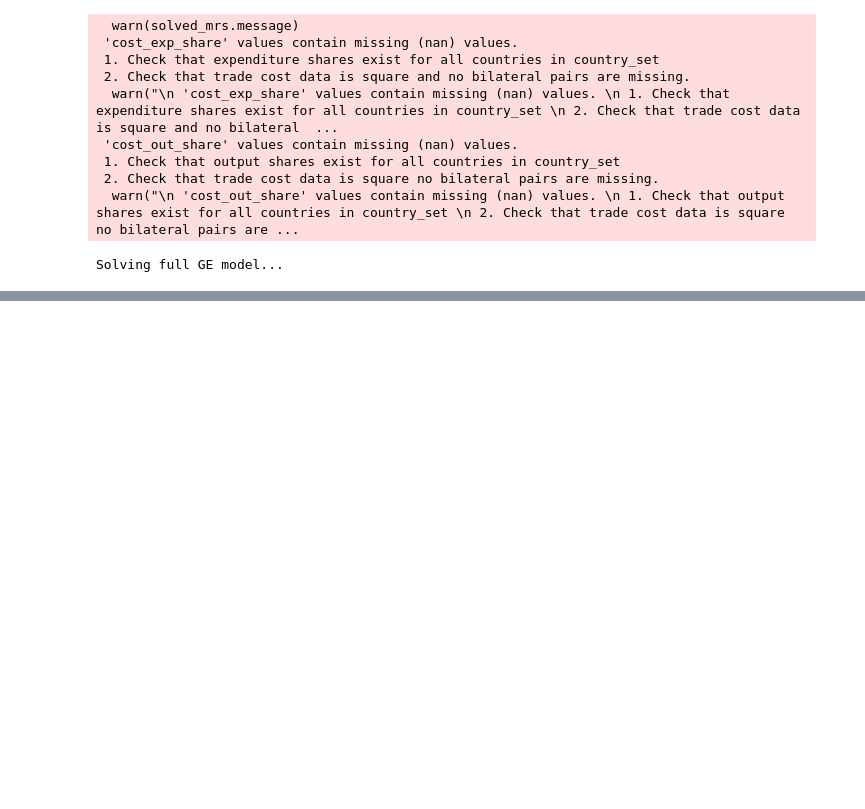
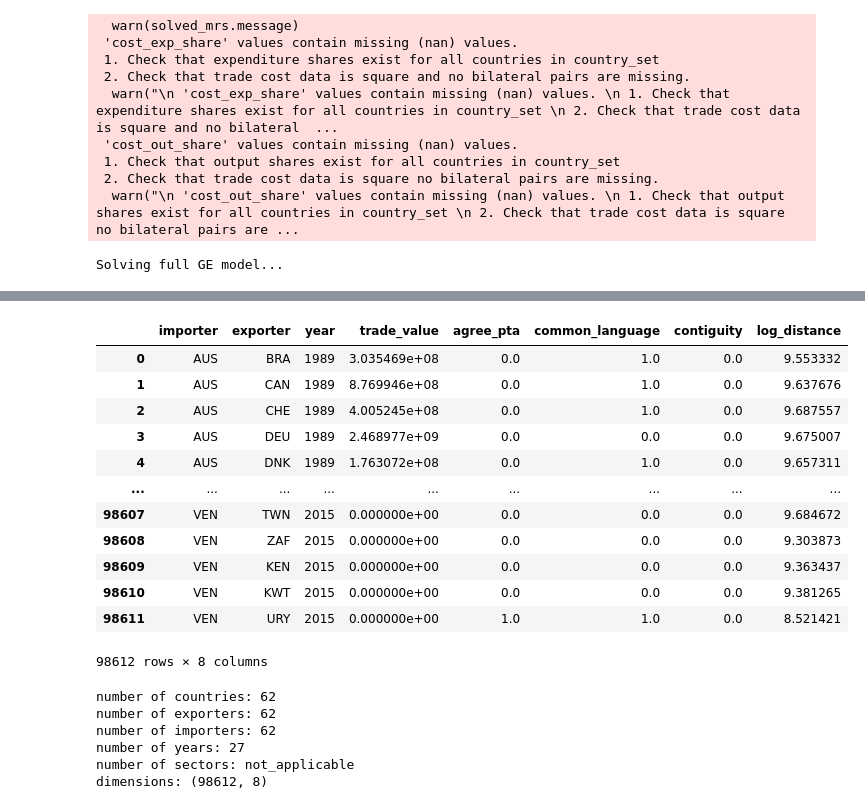
Before and after one commit to QuarksG/FTA-in-role-in-Azerbaijan-trade-using-Gravity-model, a Jupyter notebook: src/thesis.ipynb, the cells around one changed output, grey strips where cells are left out. Cells and saved outputs as stored; diff of their text form; code cells hidden in the pictures; blank space fills up the shorter version.

```diff
--- a/src/thesis.ipynb
+++ b/src/thesis.ipynb
@@ -598,0 +596,4 @@ len(country_set)
+# %%
+sample_data = pd.read_csv(
+    'https://www.usitc.gov/data/gravity/example_trade_and_grav_data_small.csv')
+print(sample_data.head())
@@ -598,0 +614,30 @@ len(country_set)
+# %%
+sample_data
+# %% [output]
+|  | importer | exporter | year | trade_value | agree_pta | common_language | contiguity | log_distance |
+| 0 | AUS | BRA | 1989 | 3.035469e+08 | 0.0 | 1.0 | 0.0 | 9.553332 |
+| 1 | AUS | CAN | 1989 | 8.769946e+08 | 0.0 | 1.0 | 0.0 | 9.637676 |
+| 2 | AUS | CHE | 1989 | 4.005245e+08 | 0.0 | 1.0 | 0.0 | 9.687557 |
+| 3 | AUS | DEU | 1989 | 2.468977e+09 | 0.0 | 0.0 | 0.0 | 9.675007 |
+| 4 | AUS | DNK | 1989 | 1.763072e+08 | 0.0 | 1.0 | 0.0 | 9.657311 |
+| ... | ... | ... | ... | ... | ... | ... | ... | ... |
+| 98607 | VEN | TWN | 2015 | 0.000000e+00 | 0.0 | 0.0 | 0.0 | 9.684672 |
+| 98608 | VEN | ZAF | 2015 | 0.000000e+00 | 0.0 | 0.0 | 0.0 | 9.303873 |
+| 98609 | VEN | KEN | 2015 | 0.000000e+00 | 0.0 | 0.0 | 0.0 | 9.363437 |
+| 98610 | VEN | KWT | 2015 | 0.000000e+00 | 0.0 | 0.0 | 0.0 | 9.381265 |
+| 98611 | VEN | URY | 2015 | 0.000000e+00 | 1.0 | 1.0 | 0.0 | 8.521421 |
+98612 rows × 8 columns
+# %%
+gme_data = gme.EstimationData(data_frame = sample_data,
+                              imp_var_name = 'importer',
+                              exp_var_name = 'exporter',
+                              trade_var_name = 'trade_value',
+                              year_var_name = 'year')
+print(gme_data)
+# %% [output]
+number of countries: 62
+number of exporters: 62
+number of importers: 62
+number of years: 27
+number of sectors: not_applicable
+dimensions: (98612, 8)
```
Also changed, not shown: parts of 6 cells of this notebook.
